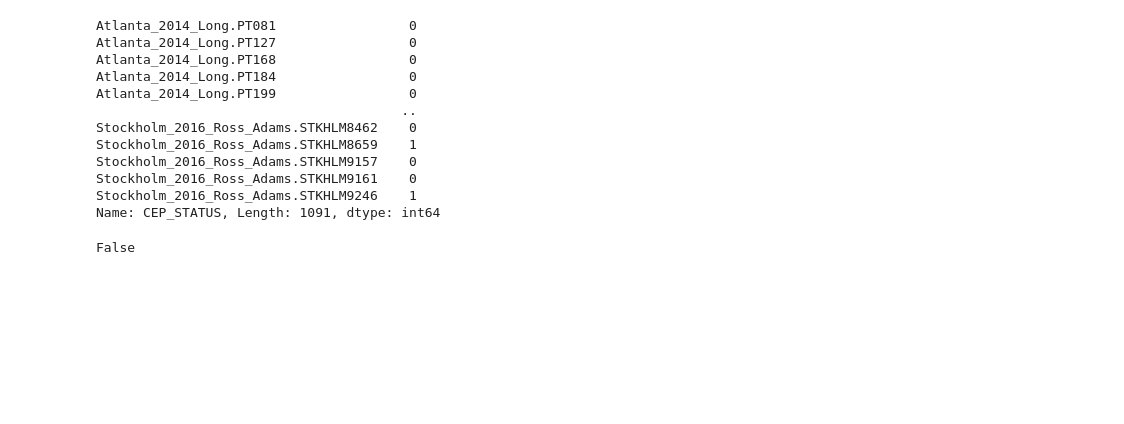
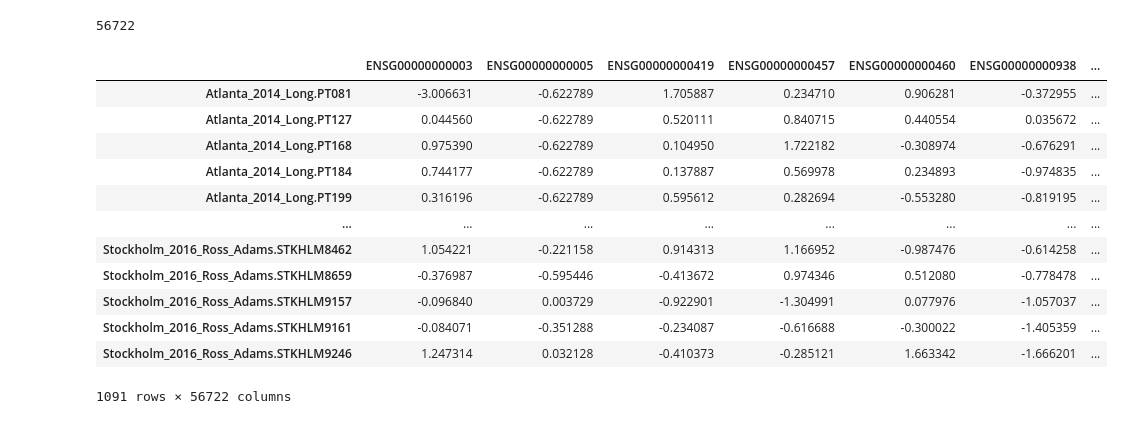
Before and after one commit to JonasSchernich/StatisticalConsulting, a Jupyter notebook: source/jonas_model_1.ipynb, the cells around one changed output. Cells and saved outputs as stored; diff of their text form; code cells hidden in the pictures; blank space fills up the shorter version.

```diff
--- a/source/jonas_model_1.ipynb
+++ b/source/jonas_model_1.ipynb
@@ -30,23 +30,7 @@ merged_pdata_original = loader.merged_pdata_original
 
 # Merged imputierte pData
 merged_pdata_imputed = loader.merged_pdata_imputed
-# %%
-x=merged_pdata_imputed['merged_imputed_pData.csv']
-x['CEP_STATUS']
-# %% [output]
-Atlanta_2014_Long.PT081                 0
-Atlanta_2014_Long.PT127                 0
-Atlanta_2014_Long.PT168                 0
-Atlanta_2014_Long.PT184                 0
-Atlanta_2014_Long.PT199                 0
-                                       ..
-Stockholm_2016_Ross_Adams.STKHLM8462    0
-Stockholm_2016_Ross_Adams.STKHLM8659    1
-Stockholm_2016_Ross_Adams.STKHLM9157    0
-Stockholm_2016_Ross_Adams.STKHLM9161    0
-Stockholm_2016_Ross_Adams.STKHLM9246    1
-Name: CEP_STATUS, Length: 1091, dtype: int64
-# %%
-common_genes_data['common_genes_knn_imputed.csv'].isnull().values.any()
-# %% [output]
-False
+# %%
+all_genes_data['all_genes.csv'].shape[1]
+# %% [output]
+56722
@@ -53,3 +41,24 @@ False
+# %%
+loader.all_genes_data
+
+
+
+
+['all_genes.csv']
+# %% [output]
+|  | ENSG00000000003 | ENSG00000000005 | ENSG00000000419 | ENSG00000000457 | ENSG00000000460 | ENSG00000000938 | ... |
+| Atlanta_2014_Long.PT081 | -3.006631 | -0.622789 | 1.705887 | 0.234710 | 0.906281 | -0.372955 | ... |
+| Atlanta_2014_Long.PT127 | 0.044560 | -0.622789 | 0.520111 | 0.840715 | 0.440554 | 0.035672 | ... |
+| Atlanta_2014_Long.PT168 | 0.975390 | -0.622789 | 0.104950 | 1.722182 | -0.308974 | -0.676291 | ... |
+| Atlanta_2014_Long.PT184 | 0.744177 | -0.622789 | 0.137887 | 0.569978 | 0.234893 | -0.974835 | ... |
+| Atlanta_2014_Long.PT199 | 0.316196 | -0.622789 | 0.595612 | 0.282694 | -0.553280 | -0.819195 | ... |
+| ... | ... | ... | ... | ... | ... | ... | ... |
+| Stockholm_2016_Ross_Adams.STKHLM8462 | 1.054221 | -0.221158 | 0.914313 | 1.166952 | -0.987476 | -0.614258 | ... |
+| Stockholm_2016_Ross_Adams.STKHLM8659 | -0.376987 | -0.595446 | -0.413672 | 0.974346 | 0.512080 | -0.778478 | ... |
+| Stockholm_2016_Ross_Adams.STKHLM9157 | -0.096840 | 0.003729 | -0.922901 | -1.304991 | 0.077976 | -1.057037 | ... |
+| Stockholm_2016_Ross_Adams.STKHLM9161 | -0.084071 | -0.351288 | -0.234087 | -0.616688 | -0.300022 | -1.405359 | ... |
+| Stockholm_2016_Ross_Adams.STKHLM9246 | 1.247314 | 0.032128 | -0.410373 | -0.285121 | 1.663342 | -1.666201 | ... |
+1091 rows × 56722 columns
 # %%
 from preprocessing import DataLoader
 import os
```
Also changed, not shown: parts of 16 cells of this notebook, 2 other files.
